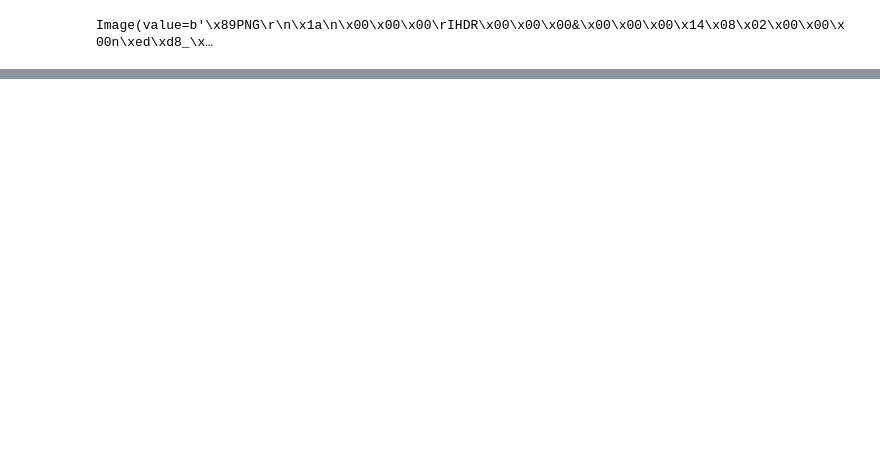
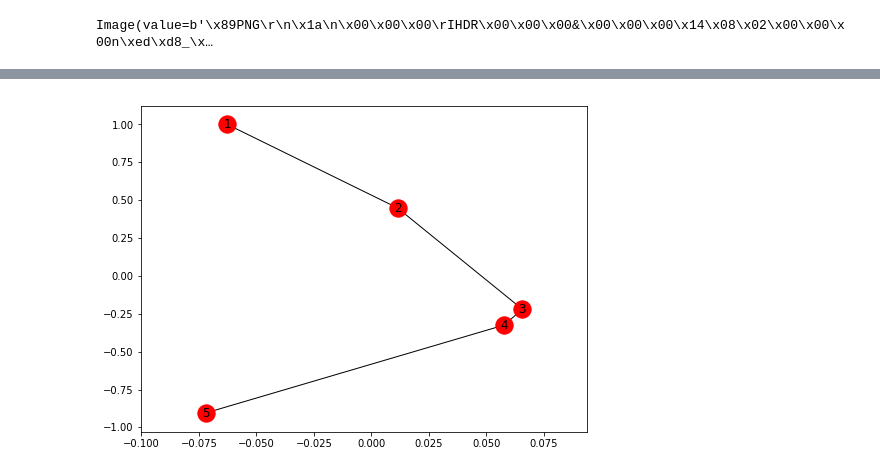
Before and after one commit to deude/AAChallenge, a Jupyter notebook: Test.ipynb, the cells around one changed output, grey strips where cells are left out. Saved outputs shown, nothing was run; the diff lists cells and outputs as text; code cells hidden in the pictures; blank space fills up the shorter version.

```diff
--- a/Test.ipynb
+++ b/Test.ipynb
@@ -79,0 +69,12 @@ c
+# %%
+G = nx.Graph()
+G.add_edge(1, 2, weight=1 )
+G.add_edges_from([(3, 4), (4, 5)], color='red')
+G.add_edges_from([(1, 2, {'color': 'blue'}), (2, 3, {'weight': 1})])
+G[1][2]['weight'] = 1
+G.edges[3, 4]['weight'] = 100
+
+fig, ax = plt.subplots(1, 1, figsize=(8, 6));
+nx.draw_networkx(G, ax=ax)
+# %% [output]
+[figure, added]
```
Also changed, not shown: parts of 2 cells of this notebook, 2 other files.
